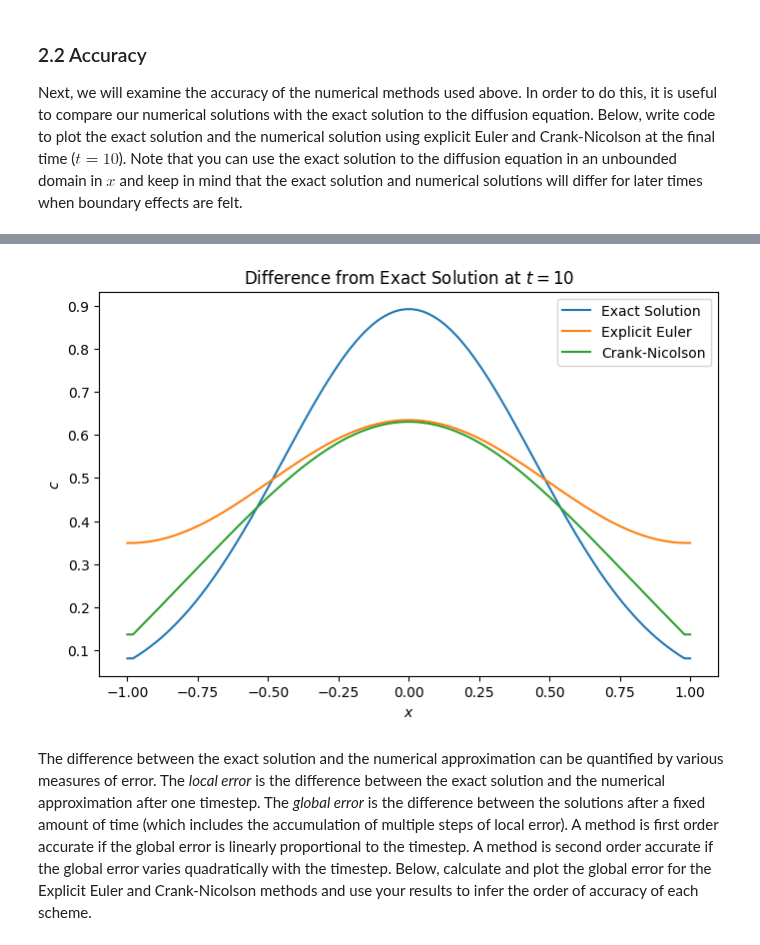
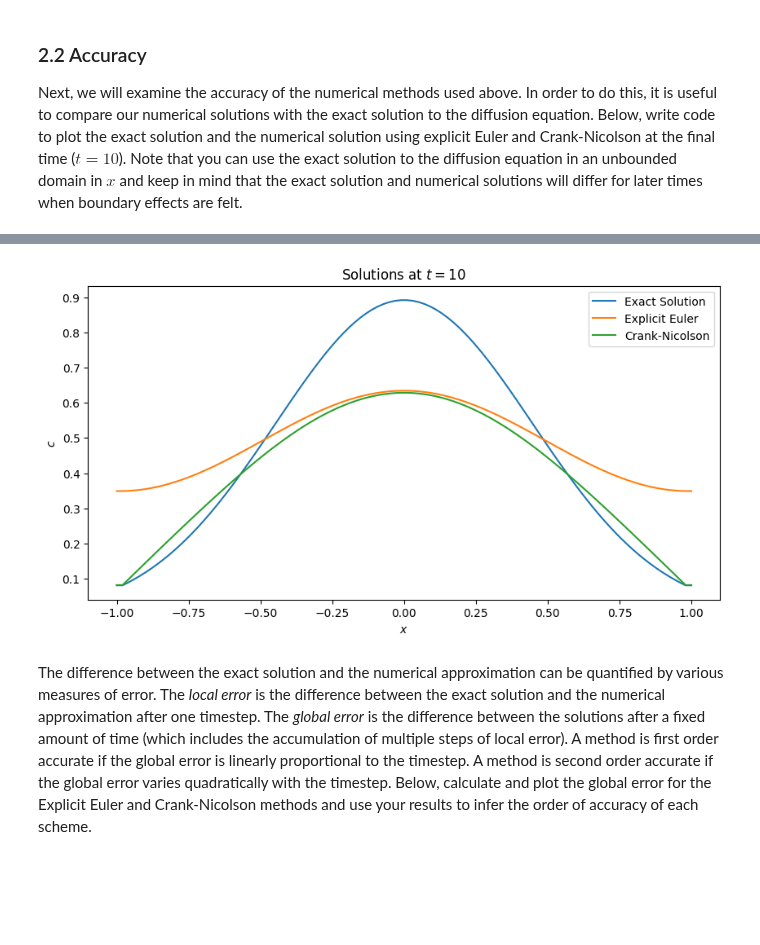
Before and after one commit to SquidsofDoom/QCES, a Jupyter notebook: Project1_numerical_methods.ipynb, the cells around one changed output, grey strips where cells are left out. Saved outputs shown, nothing was run; the diff lists cells and outputs as text; code cells hidden in the pictures; blank space fills up the shorter version.

```diff
--- a/Project1_numerical_methods.ipynb
+++ b/Project1_numerical_methods.ipynb
@@ -326,7 +324,7 @@ kappa = 0.01
 c_EE = EE(x, t, kappa)
 c_CN = CN(x, t, kappa)
 
-plt.figure(figsize=(8, 5))
+plt.figure(figsize=(10, 5))
 plt.plot(x, set_ics(x, kappa, 10), label='Exact Solution')
 plt.plot(x, c_EE[:,-1], label='Explicit Euler')
 plt.plot(x, c_CN[:,-1], label='Crank-Nicolson')
@@ -334,7 +332,7 @@ plt.legend()
 
 plt.xlabel(r'$x$')
 plt.ylabel(r'$c$')
-plt.title(r'Difference from Exact Solution at $t=10$')
+plt.title(r'Solutions at $t=10$')
 
 plt.show()
 # %% [output]
@@ -343,4 +339,4 @@ Crank-Nicolson method took 0.06 seconds
-[figure, old version]
+[figure, new version]
 # %% [markdown]
 The difference between the exact solution and the numerical approximation can be quantified by various measures of error. The *local error* is the difference between the exact solution and the numerical approximation after one timestep. The *global error* is the difference between the solutions after a fixed amount of time (which includes the accumulation of multiple steps of local error). A method is first order accurate if the global error is linearly proportional to the timestep. A method is second order accurate if the global error varies quadratically with the timestep. Below, calculate and plot the global error for the Explicit Euler and Crank-Nicolson methods and use your results to infer the order of accuracy of each scheme.
 # %% [markdown]
```
Also changed, not shown: parts of 6 cells of this notebook.
